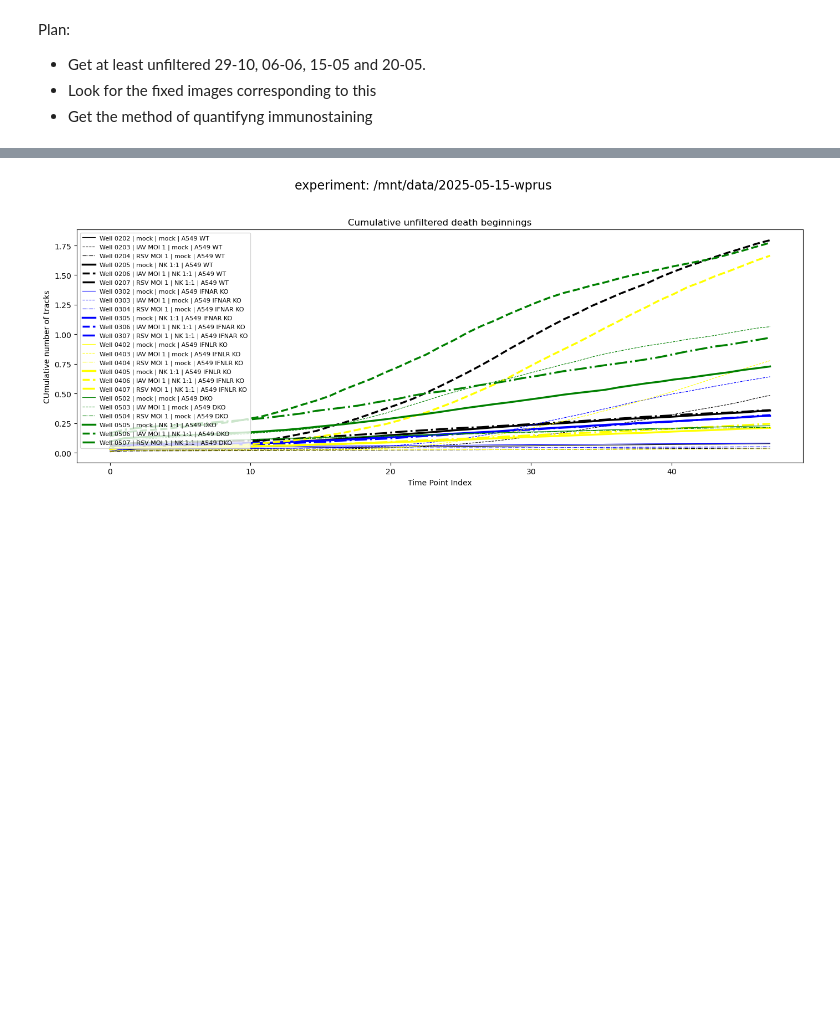
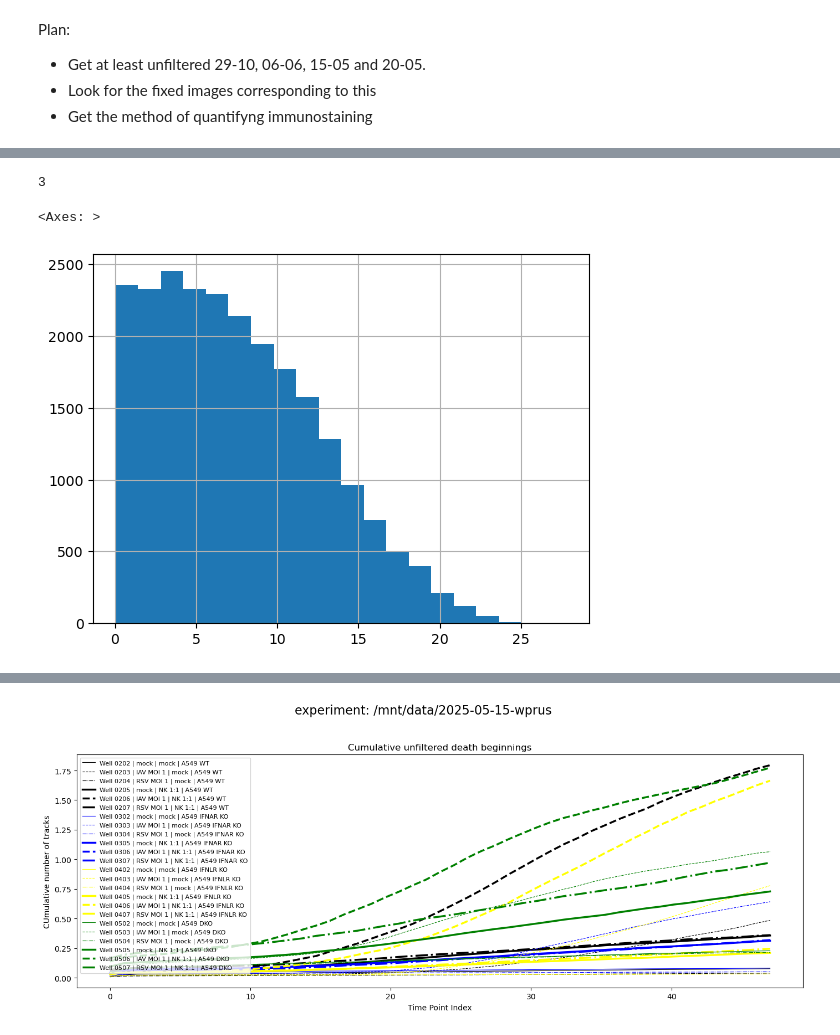
Before and after one commit to Kaczyniec/cell-track-analysis, a Jupyter notebook: notebooks/NK_deaths.ipynb, the cells around one changed output, grey strips where cells are left out. Saved outputs shown, nothing was run; the diff lists cells and outputs as text; code cells hidden in the pictures; blank space fills up the shorter version.

Commit message:
plots, anaalysis

```diff
--- a/notebooks/NK_deaths.ipynb
+++ b/notebooks/NK_deaths.ipynb
@@ -48,5 +55,4 @@ model.load_model('/home/pkaczyns/Documents/pyroptosis-annotation/object_detectio
 # %%
-path = "/mnt/data/2025-06-04-zkorwek-3"#/mnt/data/2024-10-29-zkorwek/Live" #
-tracks = extract_well(path, None)
-h2b = collect_nuclei_data(path)
+path = "/mnt/data/2026-03-17-zkorwek"#/mnt/data/2025-01-15-wprus-TBA"#/mnt/data/2025-06-04-zkorwek-3"#/mnt/data/2024-10-29-zkorwek/Live" #
+tracks = extract_well(path, None, n=5, track_columns=['H2B_intensity_mean', 'ce_intensity_mean', 'pi_intensity_mean'])
 # %% [output]
@@ -123,0 +179,4 @@ NameError: name 'ax_filtered' is not defined
+# %%
+len(reps2)
+# %% [output]
+3
@@ -123,0 +186,7 @@ NameError: name 'ax_filtered' is not defined
+# %%
+reps = reps[:3]
+# %%
+reps[-1][reps[-1]['CellType2']!='mock'].h2b_intensity_max.hist(bins=20)
+# %% [output]
+<Axes: >
+[figure, added]
```
Also changed, not shown: parts of 33 cells of this notebook, 10 other files.
